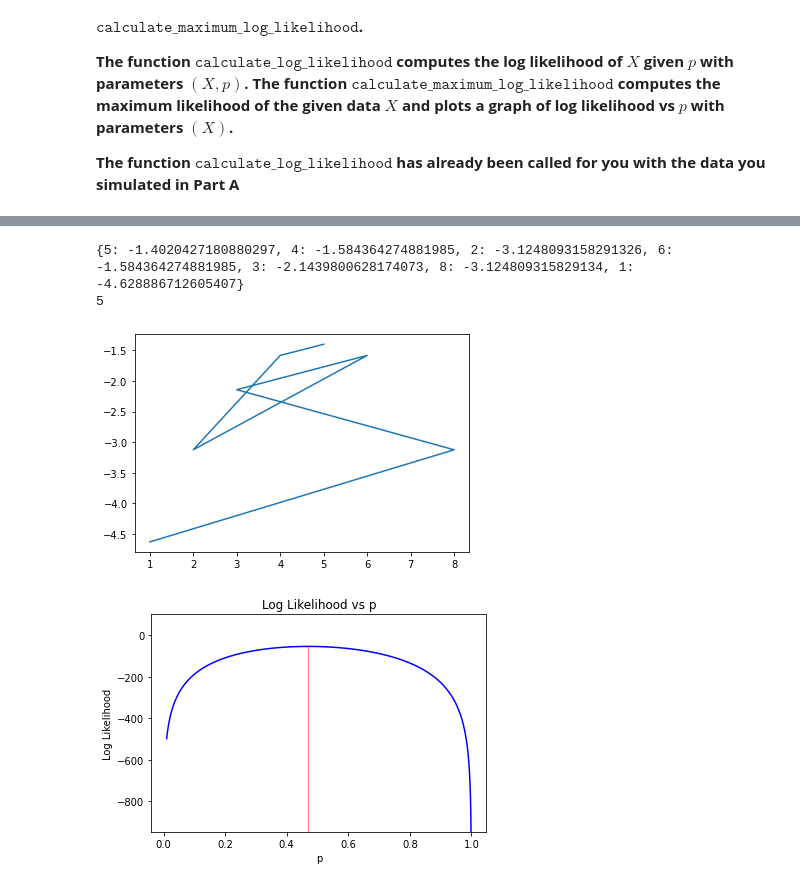
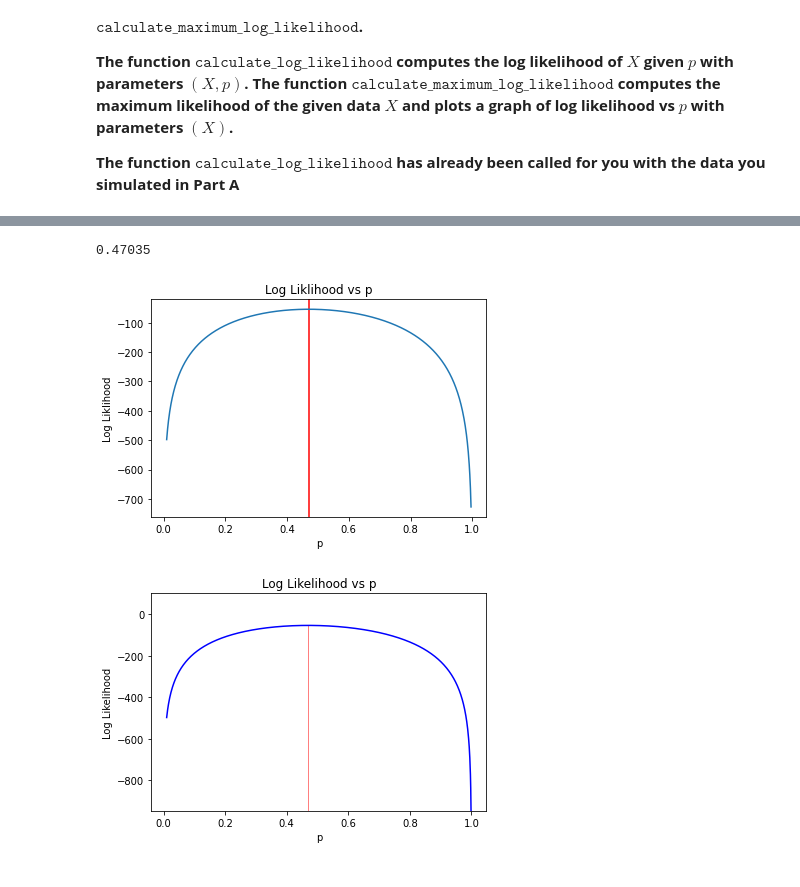
Before and after one commit to mj06879/Probability-and-Statistics-Projects, a Jupyter notebook: 2/Project_2_Student Version.ipynb, the cells around one changed output, grey strips where cells are left out. Drawn from its saved outputs; the diff is of its cells as text; code cells hidden in the pictures.

```diff
--- a/2/Project_2_Student Version.ipynb
+++ b/2/Project_2_Student Version.ipynb
@@ -182,7 +191,7 @@ You will do MLE for Binomial distribution in Task 02, which has been split into
 
 **The function $\texttt{generate\_random\_data}$ has already been called for you with $size=30$, $n=10$, and $p=0.5$**
 # %%
-def generate_random_data(size, p, n):
+def generate_random_data(size: int, p: float, n: int):
     """
     size: The number of experiments
     p: Probability of success
@@ -199,19 +208,15 @@ def generate_random_data(size, p, n):
 
     # Visualize the generated random number
 
-    fig = plt.figure()
+    fig = plt.figure(figsize=(8, 8))
     ax = fig.add_subplot(
         1,
         1,
         1,
     )
-    n, bins, patches = ax.hist(brn,
-                               bins=n,
-                               range=(0, n),
-                               histtype='bar',
-                               rwidth=0.5,
-                               align='left',
-                               color="red")
+    n, bins, patches = ax.hist(
+        brn, bins=n, range=(0, n), histtype="bar", rwidth=0.5, align="left", color="red"
+    )
 
     plt.xticks(bins)
     plt.xlabel("Number of Heads")
@@ -254,7 +259,7 @@ def calculate_likelihood(p, X):
     return np.prod(coinPMF)
 
 
-X = generate_random_data(size=30, p=0.5, n=10)
+# X = generate_random_data(size=30, p=0.5, n=10)
 # Do not edit
 calculate_likelihood(0.5, X)
 # %% [output]
@@ -274,14 +277,15 @@ calculate_likelihood(0.5, X)
 def calculate_log_likelihood(p, X):
     # TODO : Complete the function
     # create a binomial random variable with parameter 10 and probability p
-    n = 10  # number of coin tosses
-    coin = stats.binom
+    # n = 10  # number of coin tosses
+    # coin = stats.binom
     # create a PMF of that random variable for X
-    coinPMF = np.array([coin._pmf(x, n, p) for x in X])
+    # coinPMF = np.array([coin._pmf(x, n, p) for x in X])
     # Calculate the log
-    logCoinPMF = np.log(coinPMF)
+    # logCoinPMF = np.log(coinPMF)
     # Calculate the summation
-    return np.sum(logCoinPMF)
+    return np.log(calculate_likelihood(p,X))
+    # return np.sum(logCoinPMF)
 
 
 calculate_log_likelihood(0.5, X)
@@ -290,40 +294,40 @@ calculate_log_likelihood(0.5, X)
 # %%
 # Compute Maximum Likelihood
 # left
 def calculate_maximum_log_likelihood(X):
     # TODO : Complete the function
 
     x = np.linspace(0.01, 1, 1000, endpoint=False)
-    # d = {}
 
     # calculate the log likelihood for each value of x and store it in d[x]
 
-    n = 10  # number of coin tosses
-    coin = stats.binom
-    # coinPMF = np.array([coin._pmf(x, n, 0.5) for x in X])
-    d = {i: np.log(coin._pmf(i, n, 0.5)) for i in X}
+    d = {i: calculate_log_likelihood(i, X) for i in x}
 
     maximumLog = -float("inf")
     maximum = None
     for x, logPi in d.items():
         if maximumLog < logPi:
             maximum = x
             maximumLog = logPi
-    print(d)
 
     # plot the maximum Likelihood function using d
-
+    # plt.figure(figsize=(8,8))
+    plt.axvline(x=maximum, color="red")
     plt.plot(d.keys(), d.values())
+    plt.xlim = 0, 1
+    plt.ylim = -1000, 0
+    plt.title("Log Liklihood vs p")
+    plt.xlabel("p")
+    plt.ylabel("Log Liklihood")
 
     return (maximum, d[maximum])
 
 
 exp_p, mle = calculate_maximum_log_likelihood(X)
 print(exp_p)
 # %% [output]
-{5: -1.4020427180880297, 4: -1.584364274881985, 2: -3.1248093158291326, 6: -1.584364274881985, 3: -2.1439800628174073, 8: -3.124809315829134, 1: -4.628886712605407}
-5
+0.47035
-[figure, old version]
+[figure, new version]
 # %%
 exp_p, mle = calculate_maximum_log_likelihood(X)
 print(exp_p)
```
Also changed, not shown: parts of 17 cells of this notebook.
